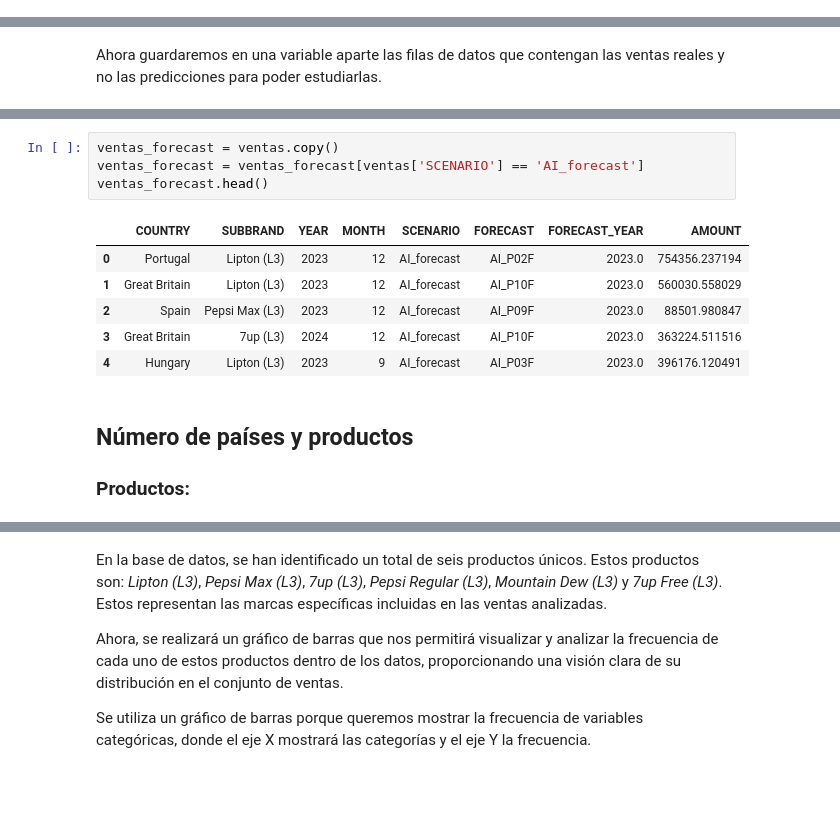
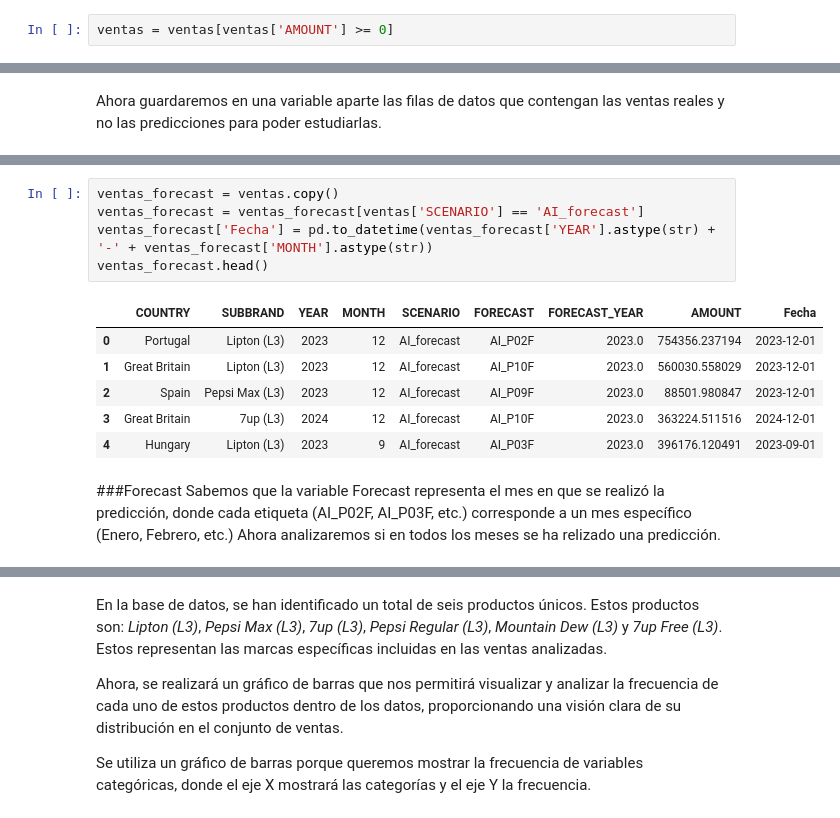
Before and after one commit to nuriaprol/UFV_Visualizacion, a Jupyter notebook: EjerciciosClase/Clase2.ipynb, the cells around one changed output, grey strips where cells are left out. Drawn from its saved outputs; the diff is of its cells as text; blank space fills up the shorter version.

```diff
--- a/EjerciciosClase/Clase2.ipynb
+++ b/EjerciciosClase/Clase2.ipynb
@@ -101,0 +104,2 @@ Número de registros después de eliminar duplicados: 18003
+# %%
+ventas = ventas[ventas['AMOUNT'] >= 0]
@@ -142,14 +139,15 @@ ventas_actual.head()
 # %%
 ventas_forecast = ventas.copy()
 ventas_forecast = ventas_forecast[ventas['SCENARIO'] == 'AI_forecast']
+ventas_forecast['Fecha'] = pd.to_datetime(ventas_forecast['YEAR'].astype(str) + '-' + ventas_forecast['MONTH'].astype(str))
 ventas_forecast.head()
 # %% [output]
-|  | COUNTRY | SUBBRAND | YEAR | MONTH | SCENARIO | FORECAST | FORECAST_YEAR | AMOUNT |
-| 0 | Portugal | Lipton (L3) | 2023 | 12 | AI_forecast | AI_P02F | 2023.0 | 754356.237194 |
-| 1 | Great Britain | Lipton (L3) | 2023 | 12 | AI_forecast | AI_P10F | 2023.0 | 560030.558029 |
-| 2 | Spain | Pepsi Max (L3) | 2023 | 12 | AI_forecast | AI_P09F | 2023.0 | 88501.980847 |
-| 3 | Great Britain | 7up (L3) | 2024 | 12 | AI_forecast | AI_P10F | 2023.0 | 363224.511516 |
-| 4 | Hungary | Lipton (L3) | 2023 | 9 | AI_forecast | AI_P03F | 2023.0 | 396176.120491 |
+|  | COUNTRY | SUBBRAND | YEAR | MONTH | SCENARIO | FORECAST | FORECAST_YEAR | AMOUNT | Fecha |
+| 0 | Portugal | Lipton (L3) | 2023 | 12 | AI_forecast | AI_P02F | 2023.0 | 754356.237194 | 2023-12-01 |
+| 1 | Great Britain | Lipton (L3) | 2023 | 12 | AI_forecast | AI_P10F | 2023.0 | 560030.558029 | 2023-12-01 |
+| 2 | Spain | Pepsi Max (L3) | 2023 | 12 | AI_forecast | AI_P09F | 2023.0 | 88501.980847 | 2023-12-01 |
+| 3 | Great Britain | 7up (L3) | 2024 | 12 | AI_forecast | AI_P10F | 2023.0 | 363224.511516 | 2024-12-01 |
+| 4 | Hungary | Lipton (L3) | 2023 | 9 | AI_forecast | AI_P03F | 2023.0 | 396176.120491 | 2023-09-01 |
-# %% [markdown]
-## Número de países y productos
-### Productos:
+# %% [markdown]
+###Forecast
+Sabemos que la variable Forecast representa el mes en que se realizó la predicción, donde cada etiqueta (AI_P02F, AI_P03F, etc.) corresponde a un mes específico (Enero, Febrero, etc.) Ahora analizaremos si en todos los meses se ha relizado una predicción.
```
Also changed, not shown: parts of 86 cells of this notebook.
